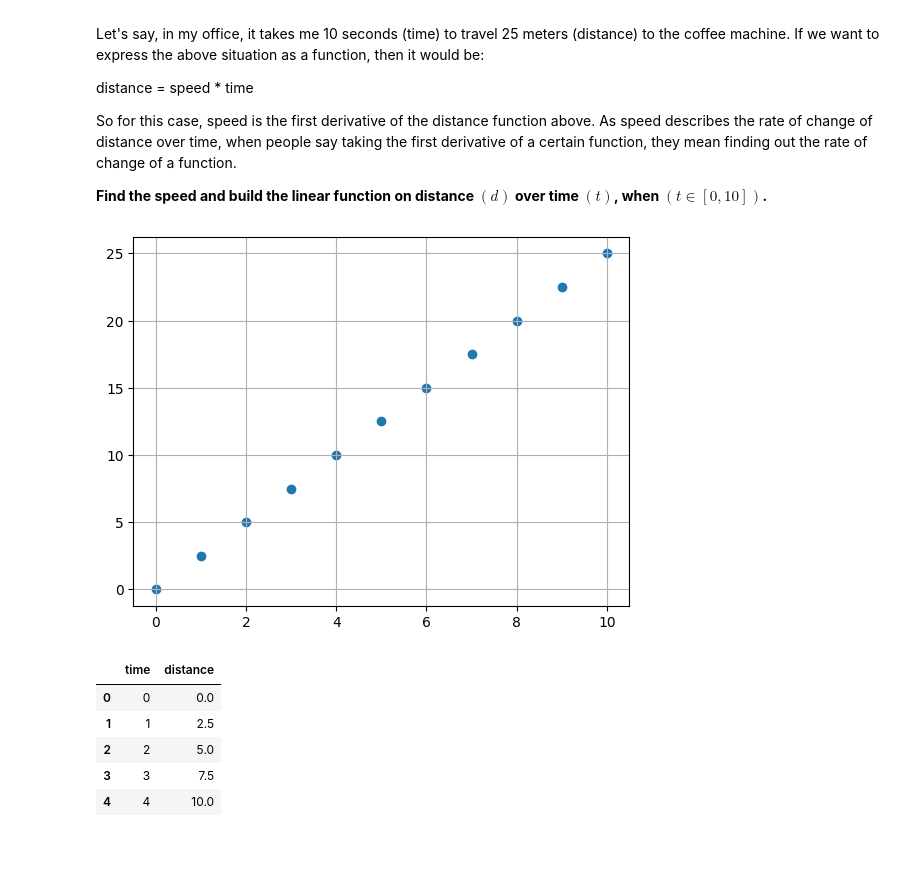
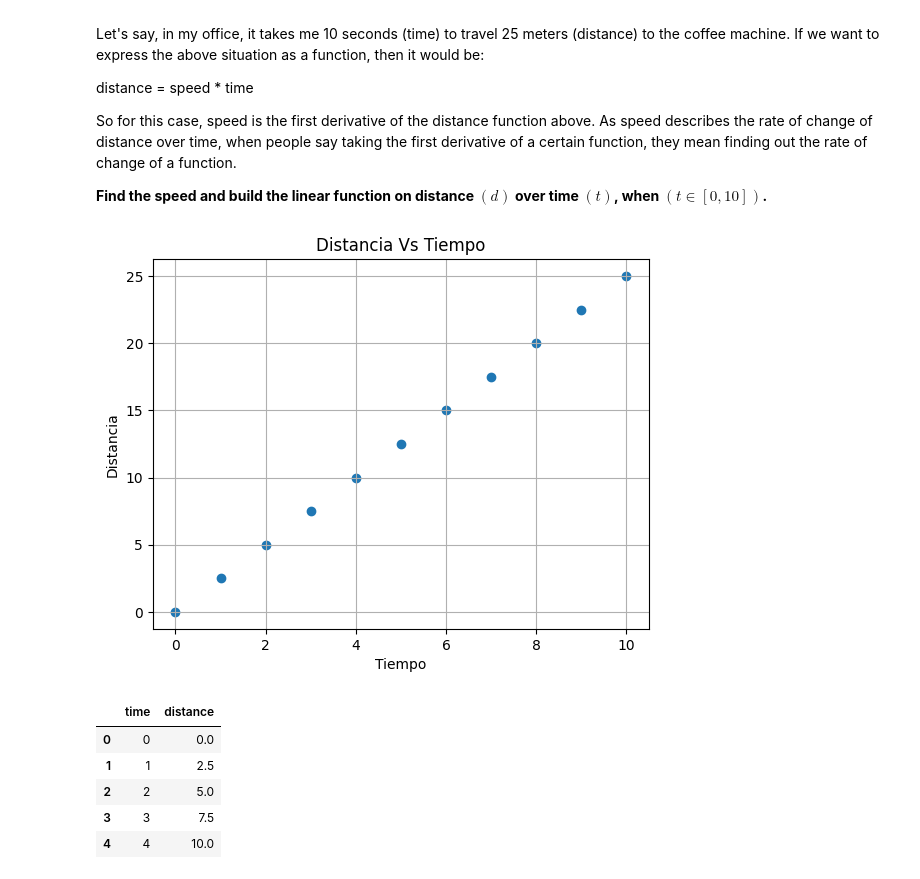
Before and after one commit to 4GeeksAcademy/alejandroNovellino-calculus-and-algebra-problems-with-python, a Jupyter notebook: notebook/problems.ipynb, the cells around one changed output. Saved outputs shown, nothing was run; the diff lists cells and outputs as text; code cells hidden in the pictures; blank space fills up the shorter version.

```diff
--- a/notebook/problems.ipynb
+++ b/notebook/problems.ipynb
@@ -36,15 +36,19 @@ vectorize_distance = np.vectorize(distance)
 # %%
 # Plot the distance function on domain (t)
 x = np.array(range(0,11))
 y = vectorize_distance(x)
 
 # plot
 plt.grid(visible=True)
 plt.scatter(x, y)
 
+plt.xlabel("Tiempo")  # Set x-axis label
+plt.ylabel("Distancia")  # Set y-axis label
+plt.title("Distancia Vs Tiempo") # Set the plot title (see below)
+
 plt.show()
 # %% [output]
-[figure, old version]
+[figure, new version]
 # %%
 # Create a DataFrame
 df = pd.DataFrame({
```
Also changed, not shown: parts of 9 cells of this notebook.
